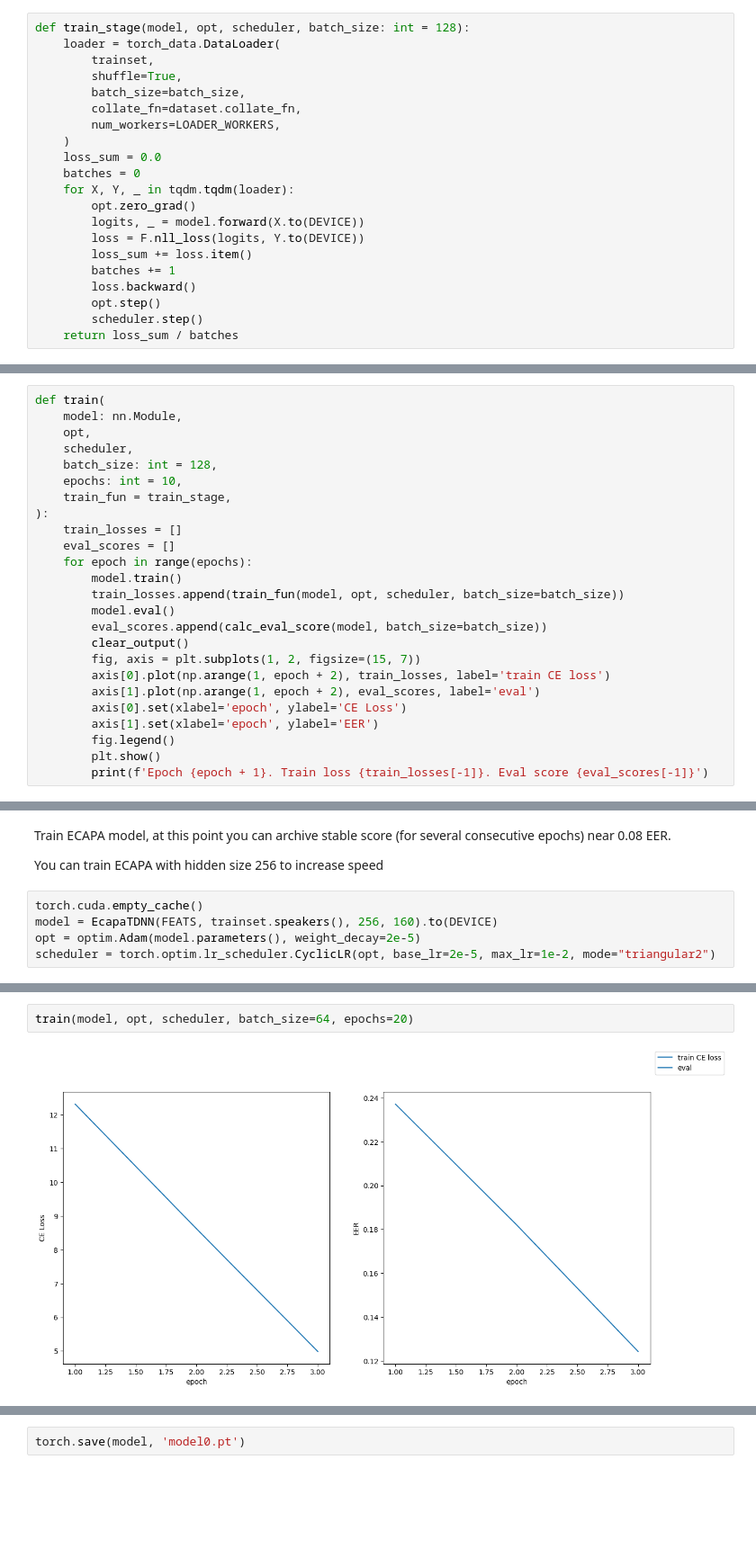
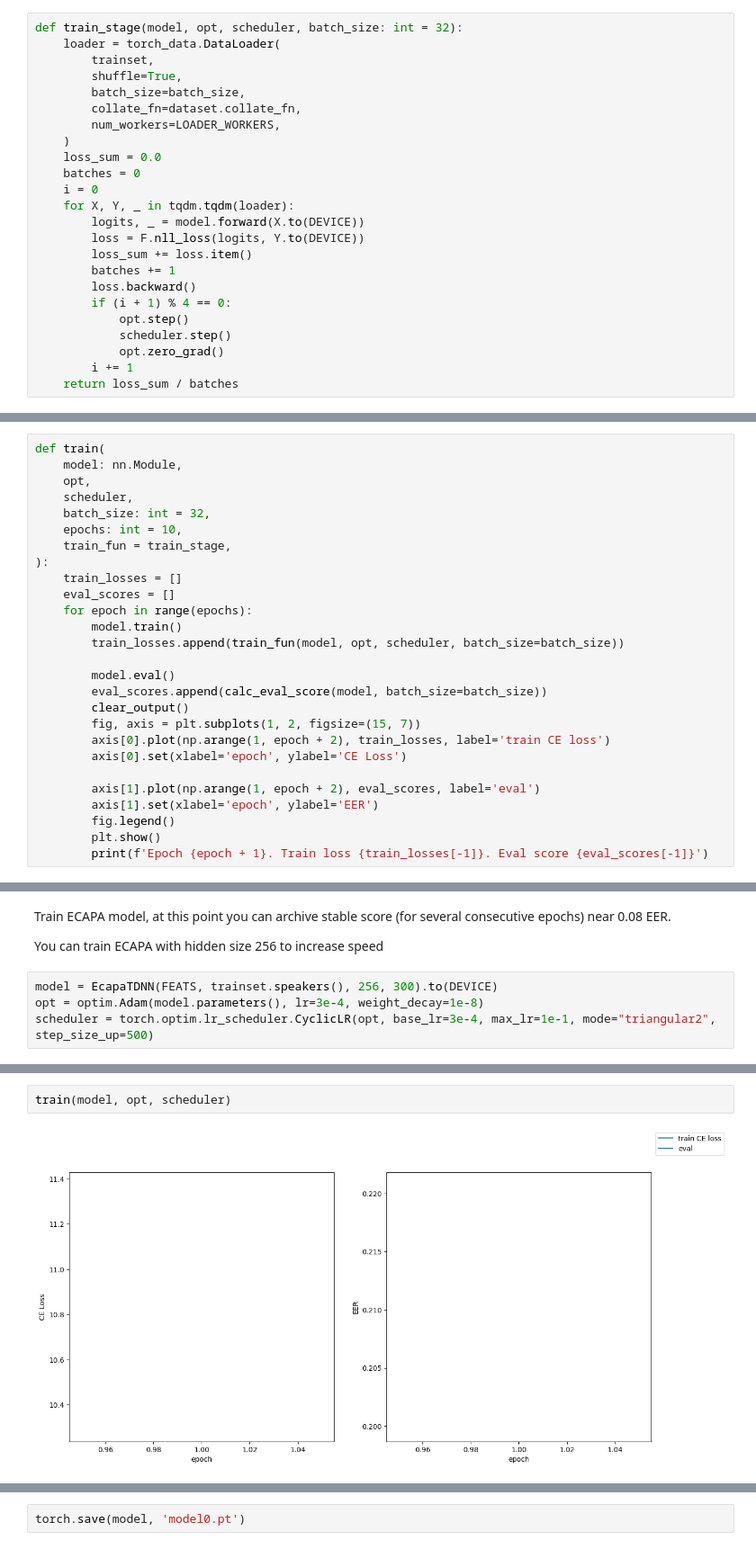
Before and after one commit to justermak/speech, a Jupyter notebook: week_03_kws_bio/homework.ipynb, the cells around one changed output, grey strips where cells are left out. Shown at 90% size. Saved outputs shown, nothing was run; the diff lists cells and outputs as text; blank space fills up the shorter version.

```diff
--- a/week_03_kws_bio/homework.ipynb
+++ b/week_03_kws_bio/homework.ipynb
@@ -107,7 +107,7 @@ def best_eer(data):
 # %% [markdown]
 ### Train
 # %%
-def train_stage(model, opt, scheduler, batch_size: int = 128):
+def train_stage(model, opt, scheduler, batch_size: int = 32):
     loader = torch_data.DataLoader(
         trainset,
         shuffle=True,
@@ -117,15 +117,18 @@ def train_stage(model, opt, scheduler, batch_size: int = 128):
     )
     loss_sum = 0.0
     batches = 0
+    i = 0
     for X, Y, _ in tqdm.tqdm(loader):
-        opt.zero_grad()
         logits, _ = model.forward(X.to(DEVICE))
         loss = F.nll_loss(logits, Y.to(DEVICE))
         loss_sum += loss.item()
         batches += 1
         loss.backward()
-        opt.step()
-        scheduler.step()
+        if (i + 1) % 4 == 0:
+            opt.step()
+            scheduler.step()
+            opt.zero_grad()
+        i += 1
     return loss_sum / batches
 # %%
 def calc_eval_score(model: nn.Module, batch_size: int = 256):
@@ -153,7 +156,7 @@ def train(
     model: nn.Module,
     opt,
     scheduler,
-    batch_size: int = 128,
+    batch_size: int = 32,
     epochs: int = 10,
     train_fun = train_stage,
 ):
@@ -162,13 +165,15 @@ def train(
     for epoch in range(epochs):
         model.train()
         train_losses.append(train_fun(model, opt, scheduler, batch_size=batch_size))
+
         model.eval()
         eval_scores.append(calc_eval_score(model, batch_size=batch_size))
         clear_output()
         fig, axis = plt.subplots(1, 2, figsize=(15, 7))
         axis[0].plot(np.arange(1, epoch + 2), train_losses, label='train CE loss')
+        axis[0].set(xlabel='epoch', ylabel='CE Loss')
+
         axis[1].plot(np.arange(1, epoch + 2), eval_scores, label='eval')
-        axis[0].set(xlabel='epoch', ylabel='CE Loss')
         axis[1].set(xlabel='epoch', ylabel='EER')
         fig.legend()
         plt.show()
@@ -405,10 +410,9 @@ Train ECAPA model, at this point you can archive stable score (for several conse
 
 You can train ECAPA with hidden size 256 to increase speed
 # %%
-torch.cuda.empty_cache()
-model = EcapaTDNN(FEATS, trainset.speakers(), 256, 160).to(DEVICE)
-opt = optim.Adam(model.parameters(), weight_decay=2e-5)
-scheduler = torch.optim.lr_scheduler.CyclicLR(opt, base_lr=2e-5, max_lr=1e-2, mode="triangular2")
+model = EcapaTDNN(FEATS, trainset.speakers(), 256, 300).to(DEVICE)
+opt = optim.Adam(model.parameters(), lr=3e-4, weight_decay=1e-8)
+scheduler = torch.optim.lr_scheduler.CyclicLR(opt, base_lr=3e-4, max_lr=1e-1, mode="triangular2", step_size_up=500)
 # %%
 num = 0
 for param in model.parameters():
@@ -419,4 +423,4 @@ num, 256 * 6 * 800 * 64 * 4
 # %%
-train(model, opt, scheduler, batch_size=64, epochs=20)
+train(model, opt, scheduler)
 # %% [output]
-[figure, old version]
+[figure, new version]
```
Also changed, not shown: parts of 12 cells of this notebook, 4 other files.
